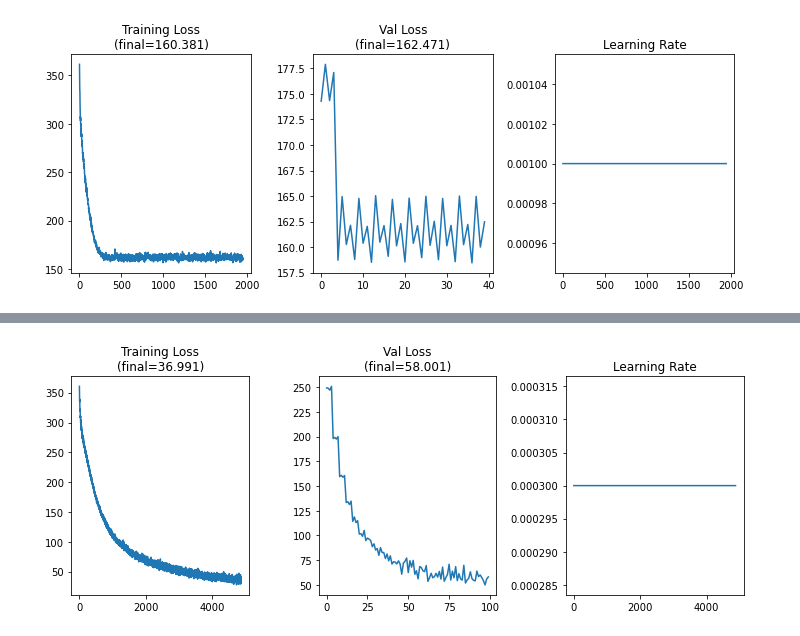
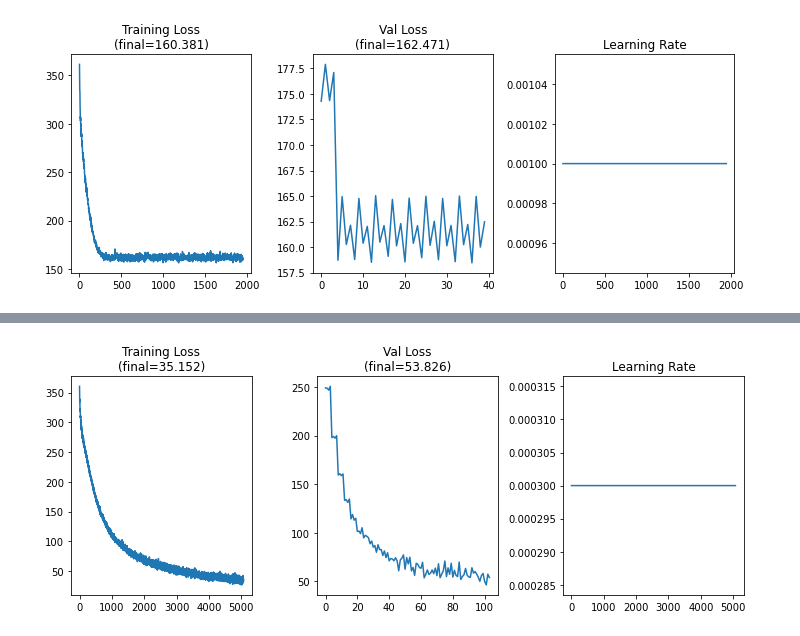
Before and after one commit to MedARC-AI/fMRI-reconstruction-NSD, a Jupyter notebook: fMRI/experiments.ipynb, the cells around one changed output, grey strips where cells are left out. Cells and saved outputs as stored; diff of their text form; code cells hidden in the pictures.

```diff
--- a/fMRI/experiments.ipynb
+++ b/fMRI/experiments.ipynb
@@ -106,4 +110,4 @@ plot_prior_ckpt('checkpoints/clip_image_vitL_2stage_mixco_lotemp_125ep_subj01_be
 # %%
-plot_prior_ckpt('checkpoints/clip_image_vitL_2stage_mixco_lotemp_125ep_subj01_best_diffusionprior_lr=0.0003_epoch024.pth')
+plot_prior_ckpt('checkpoints/clip_image_vitL_2stage_mixco_lotemp_125ep_subj01_best_diffusionprior_lr=0.0003_best.pth')
 # %% [output]
-[figure, old version]
+[figure, new version]
```
Also changed, not shown: parts of 1 cell of this notebook, 2 other files.
